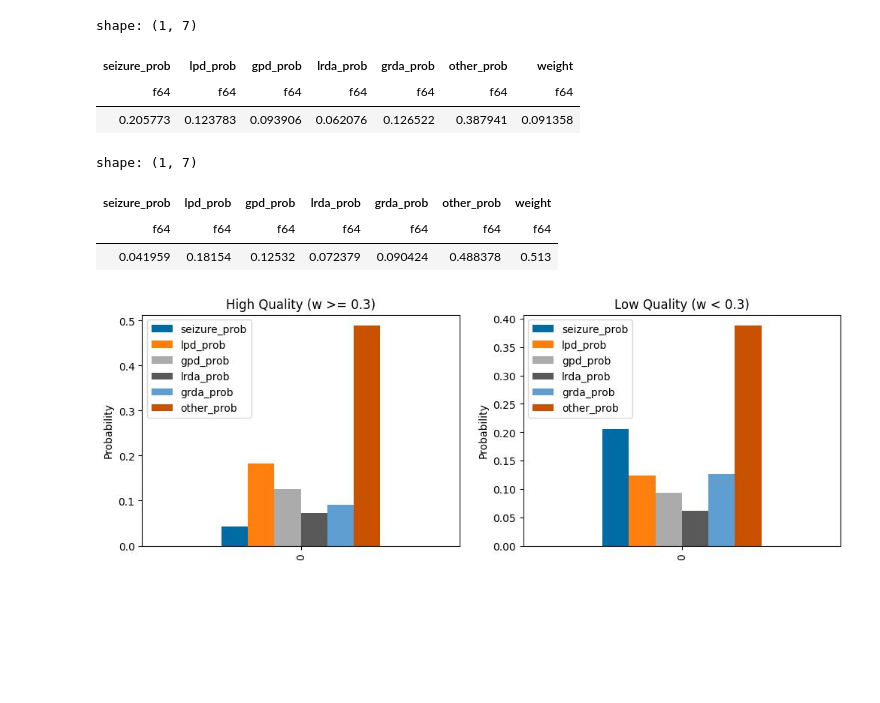
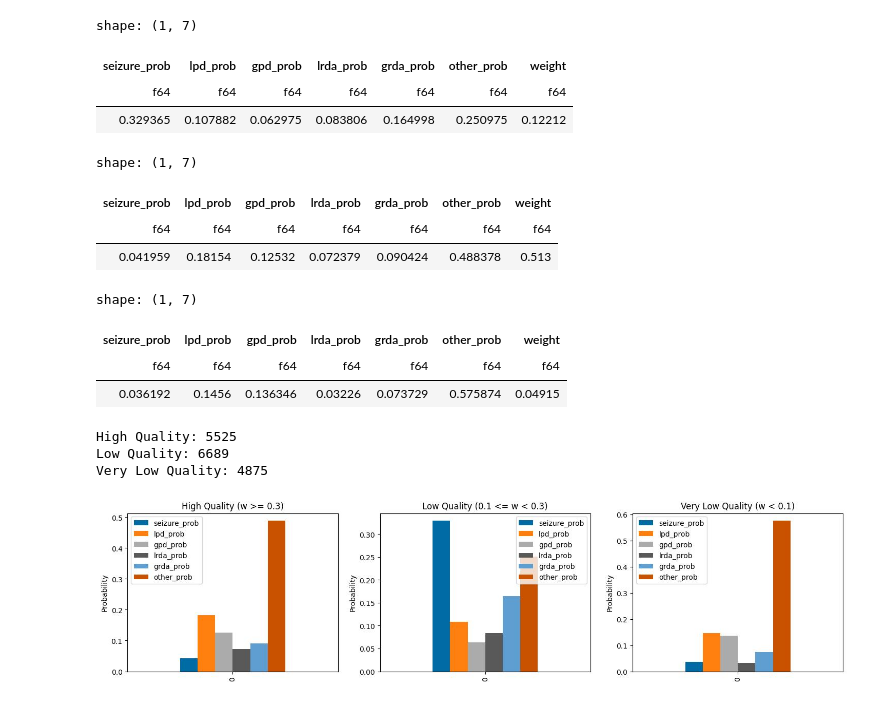
Before and after one commit to bilzard/kaggle-hms-public, a Jupyter notebook: notebook/eda_on_label_distribution.ipynb, the cells around one changed output. Cells and saved outputs as stored; diff of their text form; code cells hidden in the pictures; blank space fills up the shorter version.

```diff
--- a/notebook/eda_on_label_distribution.ipynb
+++ b/notebook/eda_on_label_distribution.ipynb
@@ -38,23 +38,38 @@ shape: (5, 8)
 # %%
 high_quality = metadata.filter(pl.col("weight").ge(0.3))
-low_quality = metadata.filter(pl.col("weight").lt(0.3))
+low_quality = metadata.filter(pl.col("weight").lt(0.3).and_(pl.col("weight").ge(0.1)))
+very_low_quality = metadata.filter(pl.col("weight").lt(0.1))
 
 display(low_quality.drop("eeg_id").mean())
 display(high_quality.drop("eeg_id").mean())
+display(very_low_quality.drop("eeg_id").mean())
+print(f"High Quality: {high_quality.shape[0]}")
+print(f"Low Quality: {low_quality.shape[0]}")
+print(f"Very Low Quality: {very_low_quality.shape[0]}")
 
-_, (ax1, ax2) = plt.subplots(1, 2, figsize=(12, 4))
+_, (ax1, ax2, ax3) = plt.subplots(1, 3, figsize=(18, 4))
 high_quality.drop("eeg_id", "weight").mean().to_pandas().plot.bar(ax=ax1)
 low_quality.drop("eeg_id", "weight").mean().to_pandas().plot.bar(ax=ax2)
+very_low_quality.drop("eeg_id", "weight").mean().to_pandas().plot.bar(ax=ax3)
+
 ax1.set(title="High Quality (w >= 0.3)", ylabel="Probability")
-ax2.set(title="Low Quality (w < 0.3)", ylabel="Probability")
+ax2.set(title="Low Quality (0.1 <= w < 0.3)", ylabel="Probability")
+ax3.set(title="Very Low Quality (w < 0.1)", ylabel="Probability")
 plt.show()
 # %% [output]
 shape: (1, 7)
 | seizure_prob | lpd_prob | gpd_prob | lrda_prob | grda_prob | other_prob | weight |
 | f64 | f64 | f64 | f64 | f64 | f64 | f64 |
-| 0.205773 | 0.123783 | 0.093906 | 0.062076 | 0.126522 | 0.387941 | 0.091358 |
+| 0.329365 | 0.107882 | 0.062975 | 0.083806 | 0.164998 | 0.250975 | 0.12212 |
 shape: (1, 7)
 | seizure_prob | lpd_prob | gpd_prob | lrda_prob | grda_prob | other_prob | weight |
 | f64 | f64 | f64 | f64 | f64 | f64 | f64 |
 | 0.041959 | 0.18154 | 0.12532 | 0.072379 | 0.090424 | 0.488378 | 0.513 |
+shape: (1, 7)
+| seizure_prob | lpd_prob | gpd_prob | lrda_prob | grda_prob | other_prob | weight |
+| f64 | f64 | f64 | f64 | f64 | f64 | f64 |
+| 0.036192 | 0.1456 | 0.136346 | 0.03226 | 0.073729 | 0.575874 | 0.04915 |
+High Quality: 5525
+Low Quality: 6689
+Very Low Quality: 4875
-[figure, old version]
+[figure, new version]
```
Also changed, not shown: parts of 1 cell of this notebook.
